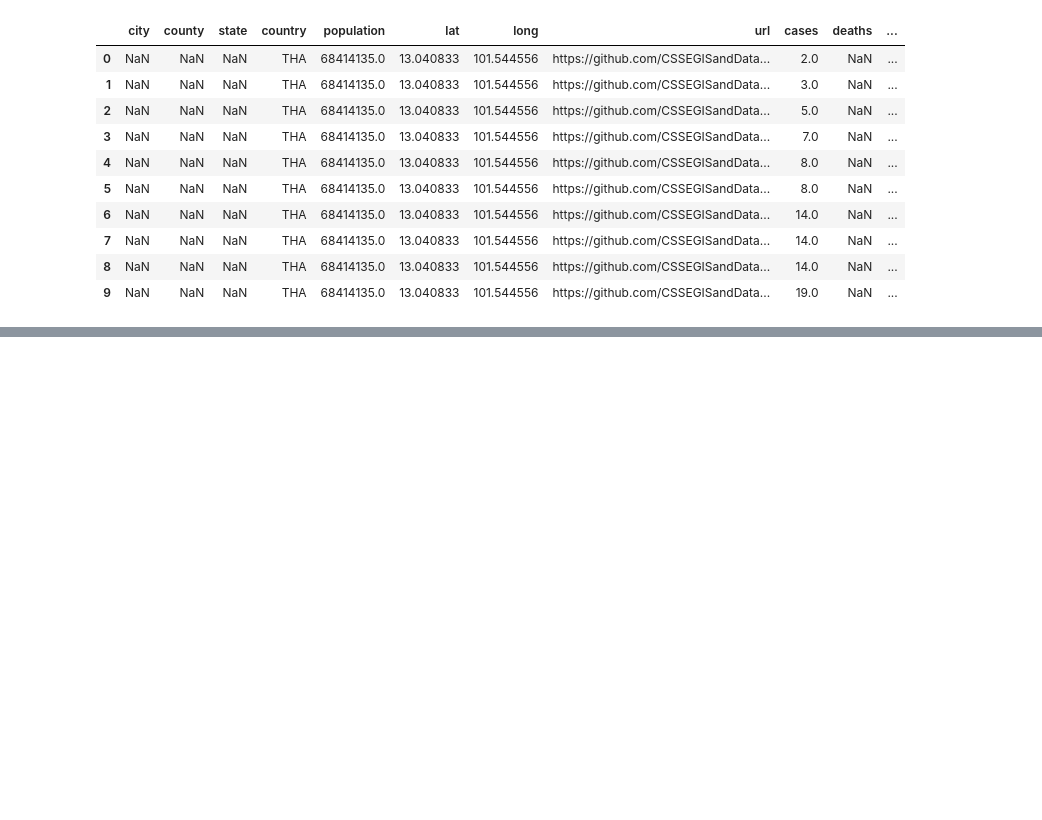
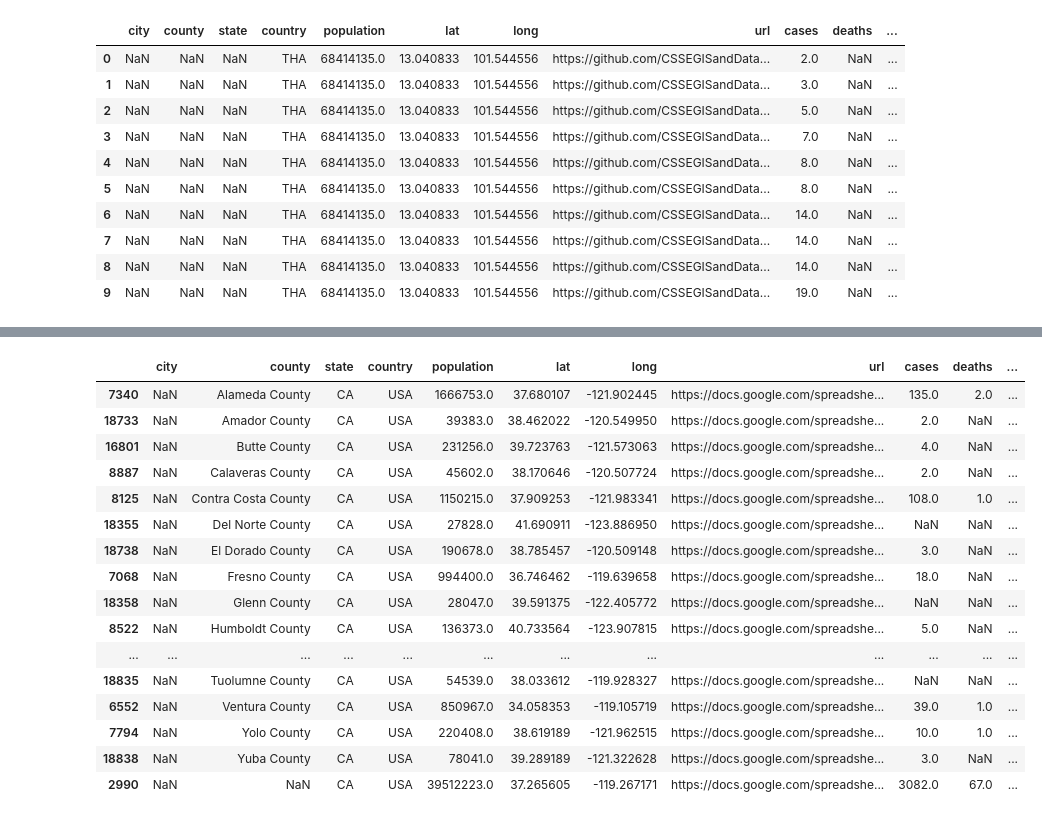
Before and after one commit to quantummind/caltech_covid_19_modeling, a Jupyter notebook: code/exploratory/connor_geolocation_pop.ipynb, the cells around one changed output, grey strips where cells are left out. Cells and saved outputs as stored; diff of their text form; code cells hidden in the pictures; blank space fills up the shorter version.

Commit message:
basic US county geolocation analysis

```diff
--- a/code/exploratory/connor_geolocation_pop.ipynb
+++ b/code/exploratory/connor_geolocation_pop.ipynb
@@ -51,0 +52,3 @@ us_data.head(10)
+# %%
+# County data and geolocations are now starting to get generated
+recent_us_data = us_data.sort_values(by=['date'], ascending=False)
@@ -51,0 +69,22 @@ us_data.head(10)
+# %%
+# Grab CA counties for all dates starting 3/25/2020 and later.
+# As of 3/26/2020, county data is somewhat incomplete rn
+recent_us_data[(recent_us_data["state"] == "CA") & (recent_us_data["date"] >= '2020-3-25')].sort_values(by=['county'])
+# %% [output]
+|  | city | county | state | country | population | lat | long | url | cases | deaths | ... |
+| 7340 | NaN | Alameda County | CA | USA | 1666753.0 | 37.680107 | -121.902445 | https://docs.google.com/spreadshe... | 135.0 | 2.0 | ... |
+| 18733 | NaN | Amador County | CA | USA | 39383.0 | 38.462022 | -120.549950 | https://docs.google.com/spreadshe... | 2.0 | NaN | ... |
+| 16801 | NaN | Butte County | CA | USA | 231256.0 | 39.723763 | -121.573063 | https://docs.google.com/spreadshe... | 4.0 | NaN | ... |
+| 8887 | NaN | Calaveras County | CA | USA | 45602.0 | 38.170646 | -120.507724 | https://docs.google.com/spreadshe... | 2.0 | NaN | ... |
+| 8125 | NaN | Contra Costa County | CA | USA | 1150215.0 | 37.909253 | -121.983341 | https://docs.google.com/spreadshe... | 108.0 | 1.0 | ... |
+| 18355 | NaN | Del Norte County | CA | USA | 27828.0 | 41.690911 | -123.886950 | https://docs.google.com/spreadshe... | NaN | NaN | ... |
+| 18738 | NaN | El Dorado County | CA | USA | 190678.0 | 38.785457 | -120.509148 | https://docs.google.com/spreadshe... | 3.0 | NaN | ... |
+| 7068 | NaN | Fresno County | CA | USA | 994400.0 | 36.746462 | -119.639658 | https://docs.google.com/spreadshe... | 18.0 | NaN | ... |
+| 18358 | NaN | Glenn County | CA | USA | 28047.0 | 39.591375 | -122.405772 | https://docs.google.com/spreadshe... | NaN | NaN | ... |
+| 8522 | NaN | Humboldt County | CA | USA | 136373.0 | 40.733564 | -123.907815 | https://docs.google.com/spreadshe... | 5.0 | NaN | ... |
+| ... | ... | ... | ... | ... | ... | ... | ... | ... | ... | ... | ... |
+| 18835 | NaN | Tuolumne County | CA | USA | 54539.0 | 38.033612 | -119.928327 | https://docs.google.com/spreadshe... | NaN | NaN | ... |
+| 6552 | NaN | Ventura County | CA | USA | 850967.0 | 34.058353 | -119.105719 | https://docs.google.com/spreadshe... | 39.0 | 1.0 | ... |
+| 7794 | NaN | Yolo County | CA | USA | 220408.0 | 38.619189 | -121.962515 | https://docs.google.com/spreadshe... | 10.0 | 1.0 | ... |
+| 18838 | NaN | Yuba County | CA | USA | 78041.0 | 39.289189 | -121.322628 | https://docs.google.com/spreadshe... | 3.0 | NaN | ... |
+| 2990 | NaN | NaN | CA | USA | 39512223.0 | 37.265605 | -119.267171 | https://docs.google.com/spreadshe... | 3082.0 | 67.0 | ... |
```
Also changed, not shown: parts of 2 cells of this notebook.
